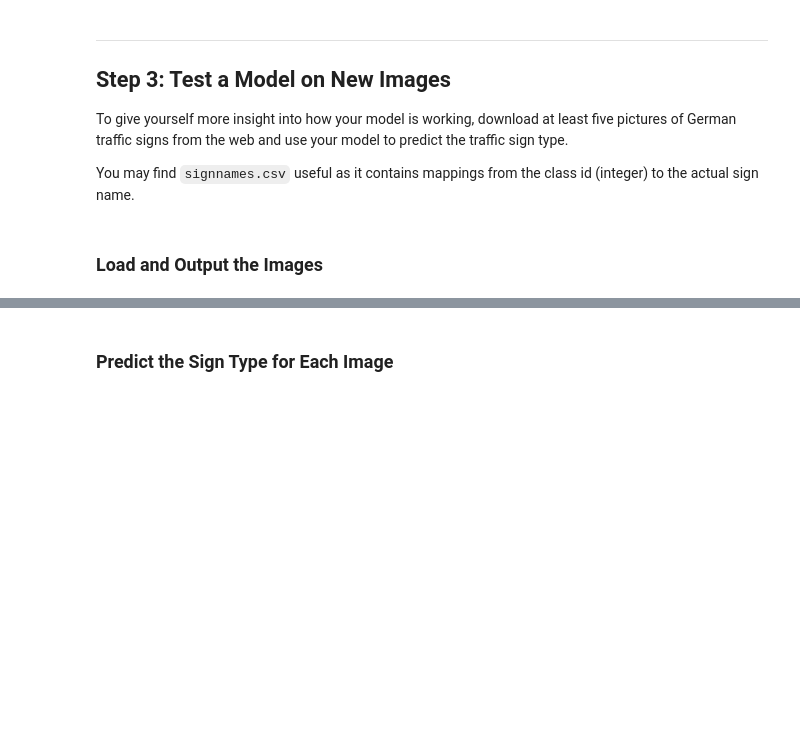
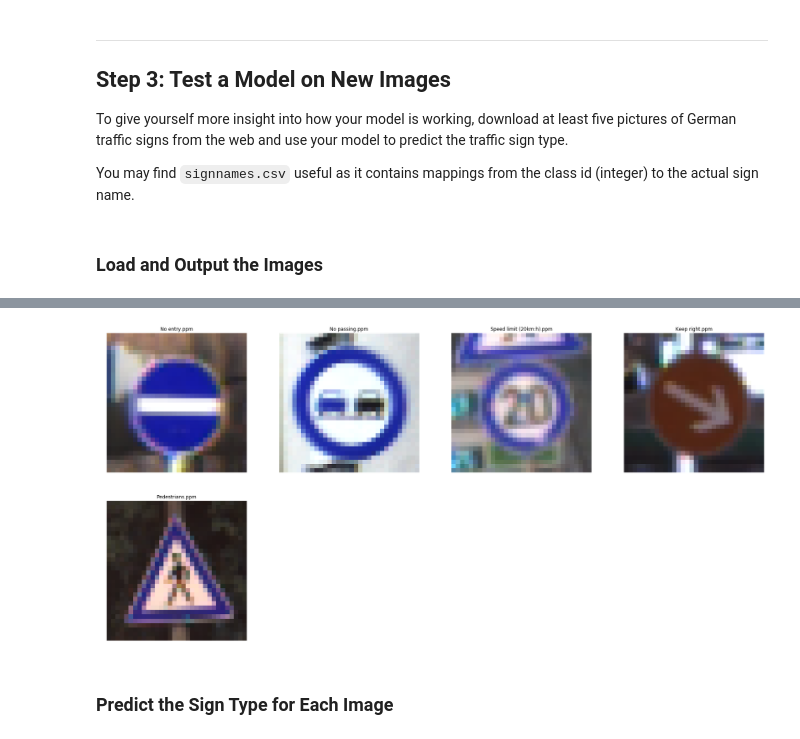
Before and after one commit to AlexanderKim/CarND-Traffic-Sign-Classifier-Project, a Jupyter notebook: Traffic_Sign_Classifier.ipynb, the cells around one changed output, grey strips where cells are left out. Drawn from its saved outputs; the diff is of its cells as text; code cells hidden in the pictures; blank space fills up the shorter version.

Commit message:
Evaluating on images from web

```diff
--- a/Traffic_Sign_Classifier.ipynb
+++ b/Traffic_Sign_Classifier.ipynb
@@ -274,6 +271,9 @@ y = tf.placeholder(tf.int32, (None))
 one_hot_y = tf.one_hot(y, 43)
 
 rate = 0.001
+
+EPOCHS = 30
+BATCH_SIZE = 128
 
 logits = LeNet(x)
 cross_entropy = tf.nn.softmax_cross_entropy_with_logits(labels=one_hot_y, logits=logits)
@@ -350,3 +353,31 @@ You may find `signnames.csv` useful as it contains mappings from the class id (i
+# %%
+import os
+import cv2
+
+fig = plt.figure(figsize=(30, 30))
+
+
+web_data = []
+web_labels = []
+
+for i, file in enumerate(os.listdir('GermanSigns')):
+    if '.ppm' in file:
+        img = cv2.imread('GermanSigns/' + file)
+        img = cv2.resize(img, (32, 32))
+
+        label, title = file.split(',')
+        web_data.append(img)
+        web_labels.append(int(label))
+
+        plt.subplot(4, 4, i+1)
+        plt.imshow(img)
+        plt.axis('off')
+        plt.title(title)
+
+web_data = np.array(web_data)
+web_labels = np.array(web_labels)
+# %% [output]
+[figure, added]
 # %% [markdown]
 ### Predict the Sign Type for Each Image
 # %%
```
Also changed, not shown: parts of 5 cells of this notebook, 5 other files.
